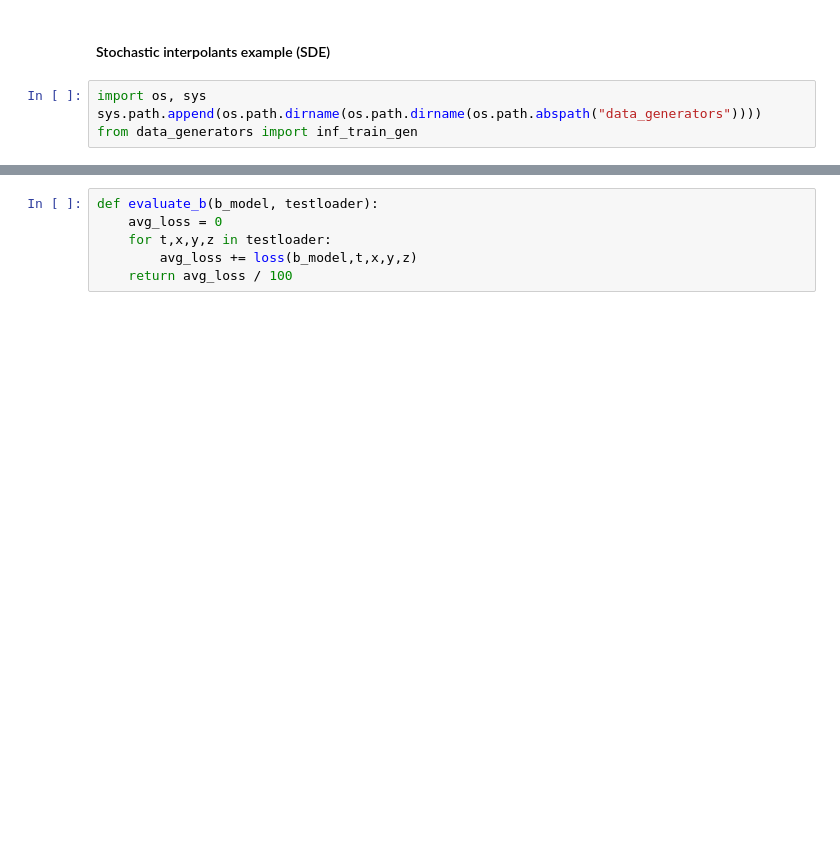
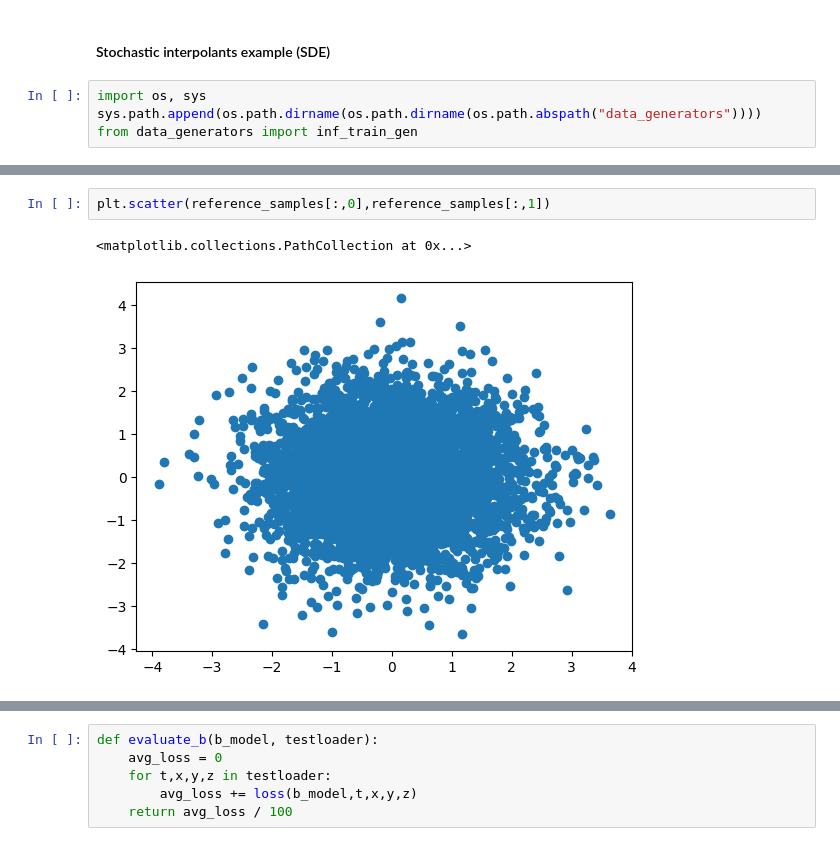
Before and after one commit to AHsu98/StoKAAsticInterpolants, a Jupyter notebook: prototyping_notebooks/NewSprial.ipynb, the cells around one changed output, grey strips where cells are left out. Cells and saved outputs as stored; diff of their text form; blank space fills up the shorter version.

```diff
--- a/prototyping_notebooks/NewSprial.ipynb
+++ b/prototyping_notebooks/NewSprial.ipynb
@@ -25,3 +31,8 @@ plt.scatter(target_samples[:,0],target_samples[:,1],alpha=0.5)
+# %%
+plt.scatter(reference_samples[:,0],reference_samples[:,1])
+# %% [output]
+<matplotlib.collections.PathCollection at 0x...>
+[figure, added]
 # %%
 class NeuralNetwork(eqx.Module):
     layers: list
```
Also changed, not shown: parts of 7 cells of this notebook.
